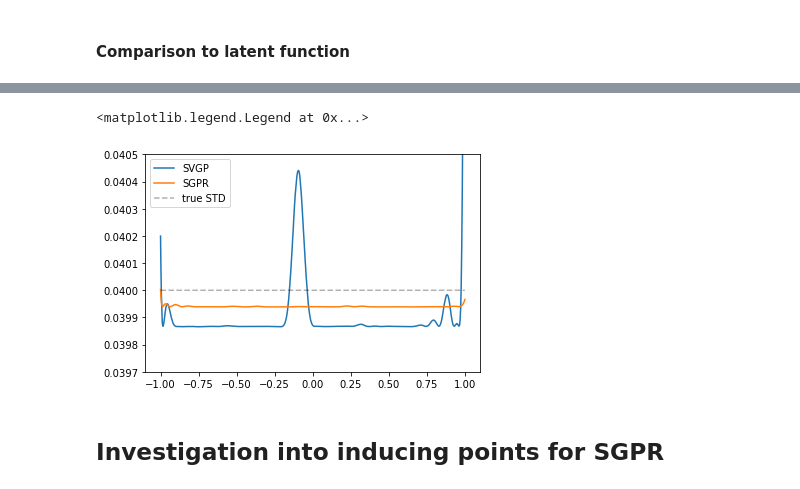
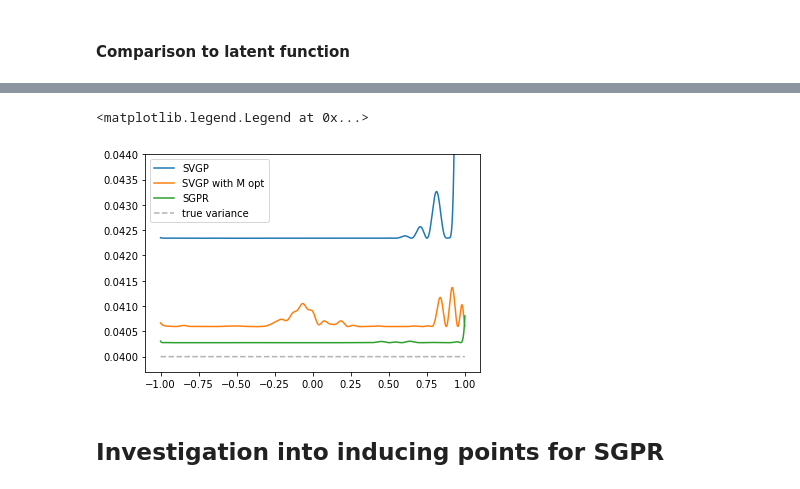
Before and after one commit to hugheshallettj/1D_regression_SGP, a Jupyter notebook: 1Dsparse_GPs_regression.ipynb, the cells around one changed output, grey strips where cells are left out. Drawn from its saved outputs; the diff is of its cells as text; code cells hidden in the pictures.

```diff
--- a/1Dsparse_GPs_regression.ipynb
+++ b/1Dsparse_GPs_regression.ipynb
@@ -426,0 +447,6 @@ SVGP_y_predict, SVGP_var = plot(m_SVGP, "Predictions after training", plot_induc
+# %%
+m_SVGP_inclM = gpflow.models.SVGP(kernel, gpflow.likelihoods.Gaussian(), Z_SVGP, num_data=N)
+
+start_time_SVGP_inclM = time.time()
+SVGP_logf_inclM = run_adam(m_SVGP_inclM, maxiter)
+print(time.time()-start_time_SVGP_inclM)
@@ -426,0 +455,2 @@ SVGP_y_predict, SVGP_var = plot(m_SVGP, "Predictions after training", plot_induc
+# %%
+SVGP_y_predict_inclM, SVGP_var_inclM = plot(m_SVGP_inclM, "Predictions after training", plot_inducing_points=True)
@@ -460,12 +502,13 @@ plt.legend()
 # %%
 plt.plot(X_test, SVGP_var, label="SVGP")
+plt.plot(X_test, SVGP_var_inclM, label="SVGP with M opt")
 plt.plot(X_test, SGPR_var, label="SGPR")
-plt.plot(X_test, 0.04*np.ones_like(X_test), "k--", alpha=0.3, label="true STD")
-plt.ylim(0.0397, 0.0405)
+plt.plot(X_test, 0.04*np.ones_like(X_test), "k--", alpha=0.3, label="true variance")
+plt.ylim(0.0397, 0.044)
 plt.legend()
 # %% [output]
 <matplotlib.legend.Legend at 0x...>
-[figure, old version]
+[figure, new version]
 # %% [markdown]
 ## Investigation into inducing points for SGPR
 # %% [markdown]
```
Also changed, not shown: parts of 20 cells of this notebook.
